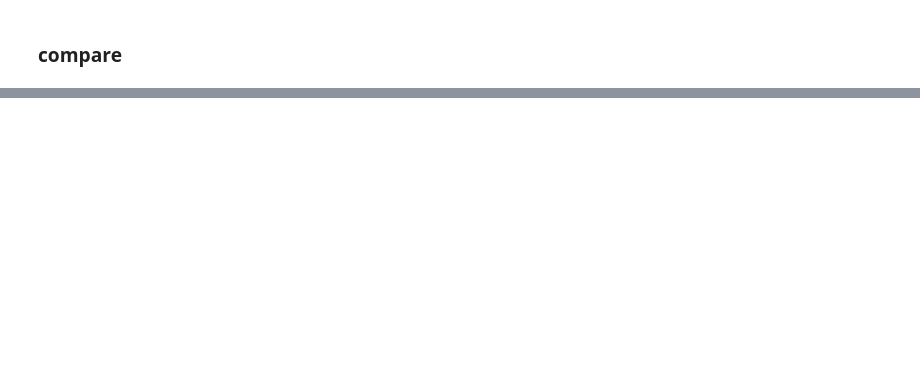
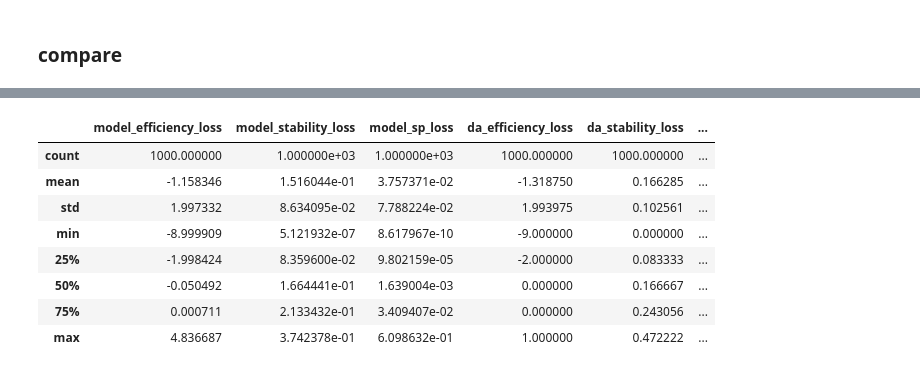
Before and after one commit to meina-t/matching_with_dl, a Jupyter notebook: dual_primal_matching.ipynb, the cells around one changed output, grey strips where cells are left out. Saved outputs shown, nothing was run; the diff lists cells and outputs as text; code cells hidden in the pictures; blank space fills up the shorter version.

```diff
--- a/dual_primal_matching.ipynb
+++ b/dual_primal_matching.ipynb
@@ -233,0 +416,11 @@ generate_efficient_stable_matchings(stable_matching, p, q)
+# %%
+one_tie_2_2 = list(set(itertools.permutations([2, 1, 1])))
+no_tie_patterns = list(itertools.permutations([3, 2, 1]))
+# %%
+from random import choice
+one_tie_2_2 = normalize_tuples(one_tie_2_2)
+no_tie_patterns = normalize_tuples(no_tie_patterns)
+preference_list_p = list(itertools.product(no_tie_patterns, repeat=3))
+preference_list_q = list(itertools.product(one_tie_2_2, repeat=3))
+pairs = [(choice(preference_list_p), choice(preference_list_q)) for _ in range(1000)]
+df = pd.DataFrame(pairs, columns=['p', 'q'])
@@ -233,0 +429,16 @@ generate_efficient_stable_matchings(stable_matching, p, q)
+# %%
+df = apply_features(cfg, model, df)
+# %%
+df = convert_to_float(df)
+# %%
+df.describe()
+# %% [output]
+|  | model_efficiency_loss | model_stability_loss | model_sp_loss | da_efficiency_loss | da_stability_loss | ... |
+| count | 1000.000000 | 1.000000e+03 | 1.000000e+03 | 1000.000000 | 1000.000000 | ... |
+| mean | -1.158346 | 1.516044e-01 | 3.757371e-02 | -1.318750 | 0.166285 | ... |
+| std | 1.997332 | 8.634095e-02 | 7.788224e-02 | 1.993975 | 0.102561 | ... |
+| min | -8.999909 | 5.121932e-07 | 8.617967e-10 | -9.000000 | 0.000000 | ... |
+| 25% | -1.998424 | 8.359600e-02 | 9.802159e-05 | -2.000000 | 0.083333 | ... |
+| 50% | -0.050492 | 1.664441e-01 | 1.639004e-03 | 0.000000 | 0.166667 | ... |
+| 75% | 0.000711 | 2.133432e-01 | 3.409407e-02 | 0.000000 | 0.243056 | ... |
+| max | 4.836687 | 3.742378e-01 | 6.098632e-01 | 1.000000 | 0.472222 | ... |
```
Also changed, not shown: parts of 49 cells of this notebook, 7 other files.
